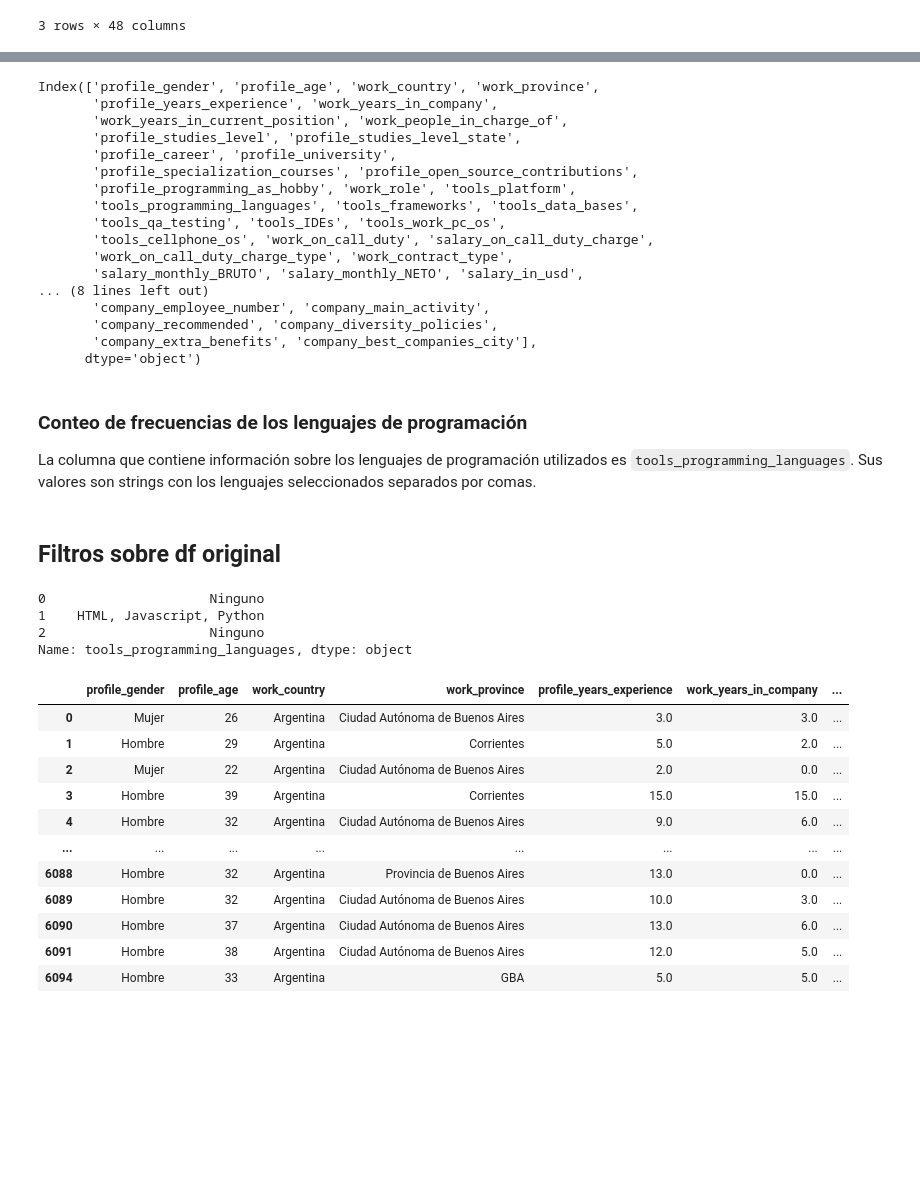
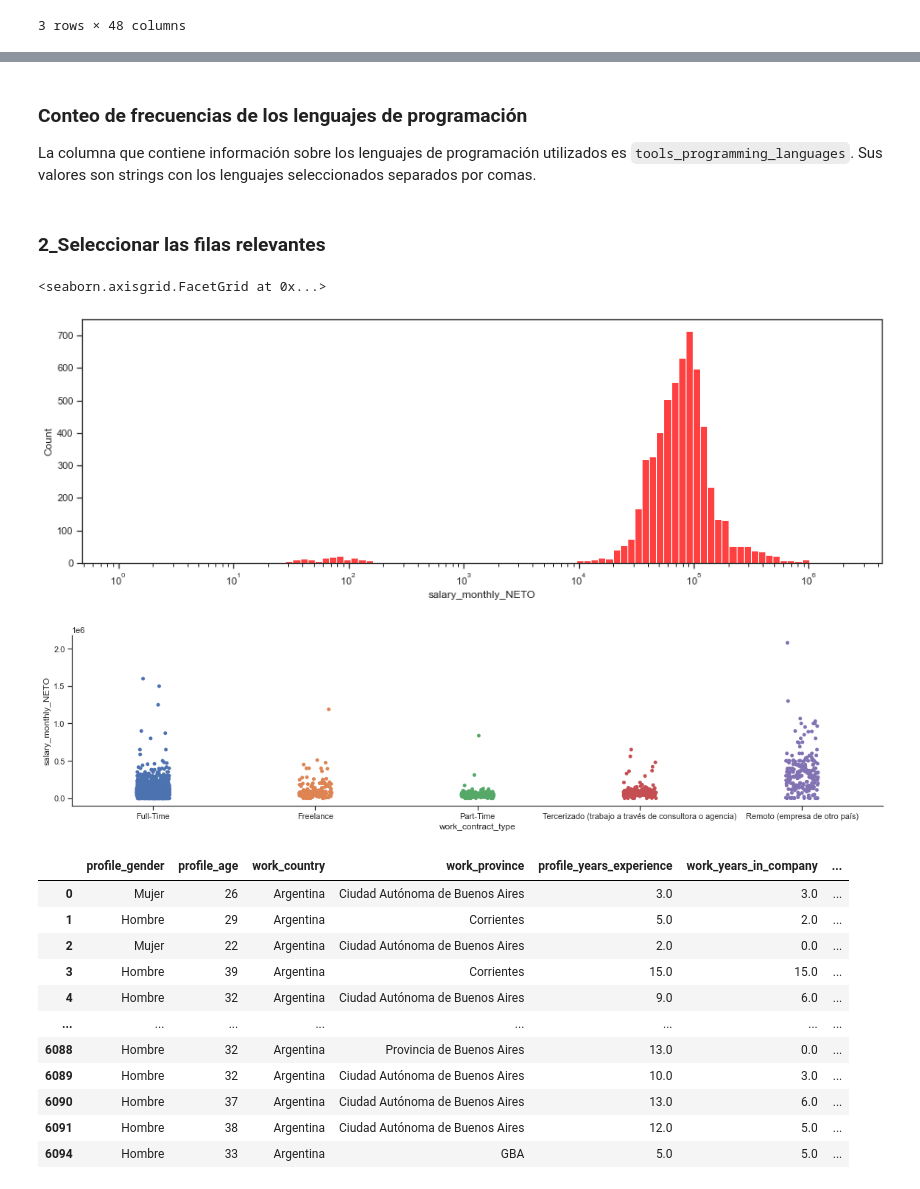
Before and after one commit to mgobbi289/DiploDatos, a Jupyter notebook: AnalisisyVisualizacion/Entregable_Inicio.ipynb, the cells around one changed output, grey strips where cells are left out. Saved outputs shown, nothing was run; the diff lists cells and outputs as text; code cells hidden in the pictures; blank space fills up the shorter version.

```diff
--- a/AnalisisyVisualizacion/Entregable_Inicio.ipynb
+++ b/AnalisisyVisualizacion/Entregable_Inicio.ipynb
@@ -51,44 +60,37 @@ Si lo consideran necesario, realicen varias iteraciones. Es decir, si encuentran
 # %%
 # complete here if you want to include more columns
 
-print(df.columns)
-relevant_columns = ['tools_programming_languages', 'salary_monthly_NETO', "work_contract_type"]
-not_that_revelant_columns = ['work_province', 'work_contract_type']
 
+relevant_columns = ['tools_programming_languages', 'salary_monthly_NETO', 'work_contract_type']
+neto='salary_monthly_NETO'
+lenguajes='tools_programming_languages'
+contrato='work_contract_type'
+
+#not_that_revelant_columns = ['work_province', 'work_contract_type']
+#print(df.columns)
 # df['work_contract_type'].unique()
 
 # Graficar histograma sobre variables
-# %% [output]
-Index(['profile_gender', 'profile_age', 'work_country', 'work_province',
-       'profile_years_experience', 'work_years_in_company',
-       'work_years_in_current_position', 'work_people_in_charge_of',
-       'profile_studies_level', 'profile_studies_level_state',
-       'profile_career', 'profile_university',
-       'profile_specialization_courses', 'profile_open_source_contributions',
-       'profile_programming_as_hobby', 'work_role', 'tools_platform',
-       'tools_programming_languages', 'tools_frameworks', 'tools_data_bases',
-       'tools_qa_testing', 'tools_IDEs', 'tools_work_pc_os',
-       'tools_cellphone_os', 'work_on_call_duty', 'salary_on_call_duty_charge',
-       'work_on_call_duty_charge_type', 'work_contract_type',
-       'salary_monthly_BRUTO', 'salary_monthly_NETO', 'salary_in_usd',
-... (8 lines left out)
-       'company_employee_number', 'company_main_activity',
-       'company_recommended', 'company_diversity_policies',
-       'company_extra_benefits', 'company_best_companies_city'],
-      dtype='object')
 # %% [markdown]
 ### Conteo de frecuencias de los lenguajes de programación
 
 La columna que contiene información sobre los lenguajes de programación utilizados es `tools_programming_languages`. Sus valores son strings con los lenguajes seleccionados separados por comas.
-# %% [markdown]
-## Filtros sobre df original
-# %%
-df.tools_programming_languages[:3]
-# %% [output]
-0                     Ninguno
-1    HTML, Javascript, Python
-2                     Ninguno
-Name: tools_programming_languages, dtype: object
+# %% [markdown]
+### 2_Seleccionar las filas relevantes
+# %%
+
+#df.tools_programming_languages[:3]
+##Grafico en escala logaritmica donde se ve los valores errones menores a 1000
+fig= plt.subplots(figsize=(16, 5))
+seaborn.histplot(df[neto], bins=100, color='red',log_scale=True)
+
+##Grafico donde se ve que existe una diferencia de salarios en funcion del tipo de contrato, podria ser interesante estudiarlo,
+##o podria ser interesante tomar una subpoblacion como por ejemplo FULL TIME
+seaborn.catplot(data=df, y=neto,x=contrato, height=4,aspect=4)
+# %% [output]
+<seaborn.axisgrid.FacetGrid at 0x...>
+[figure, added]
+[figure, added]
 # %%
 # cuantos NaN existen en la siguiente columna
 # df_lang['salary_monthly_NETO'].isnull().sum()
```
Also changed, not shown: parts of 18 cells of this notebook.
